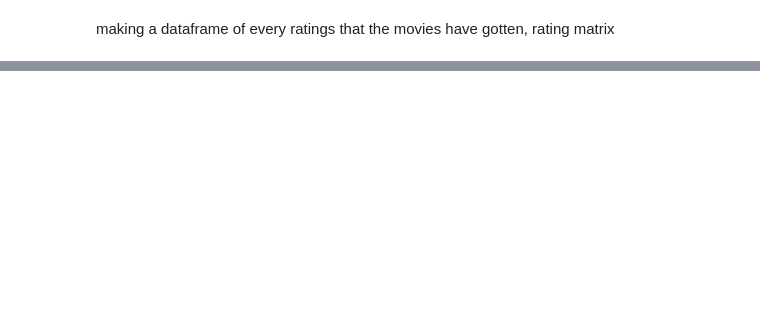
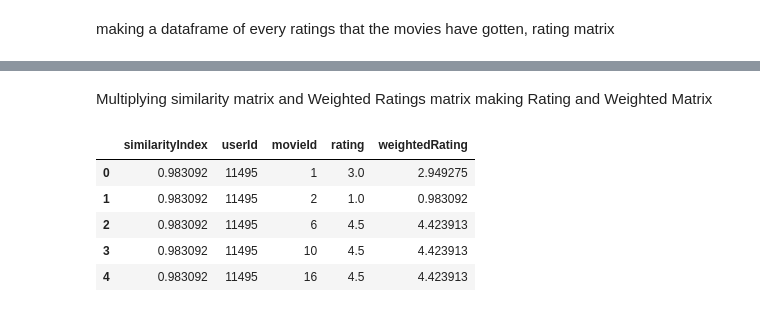
Before and after one commit to Rajputprashantsingh/EDA_Projects-, a Jupyter notebook: Movie_Recommendation/movie_recomm.ipynb, the cells around one changed output, grey strips where cells are left out. Cells and saved outputs as stored; diff of their text form; code cells hidden in the pictures; blank space fills up the shorter version.

```diff
--- a/Movie_Recommendation/movie_recomm.ipynb
+++ b/Movie_Recommendation/movie_recomm.ipynb
@@ -375,0 +421,2 @@ userSubset.head()
+# %%
+userSubsetGroup = userSubsetGroup[0:100]
@@ -375,0 +472,10 @@ userSubset.head()
+# %%
+#converting every key and value in pearson dict to a dataframe, every row for 1 key vertically
+pearsonDF = pd.DataFrame.from_dict(pearsonCorrelationDict, orient='index')
+#renaming the dataframe column
+pearsonDF.columns = ['similarityIndex']
+#creating new column named userId and having the values of index
+pearsonDF['userId'] = pearsonDF.index
+#making the index new and easy to work
+pearsonDF.index = range(len(pearsonDF))
+pearsonDF.head()
@@ -375,0 +491,3 @@ userSubset.head()
+# %%
+topUsers=pearsonDF.sort_values(by='similarityIndex', ascending=False)[0:50]
+topUsers.head()
@@ -375,0 +503,3 @@ userSubset.head()
+# %%
+topUsersRating=topUsers.merge(ratings, left_on='userId', right_on='userId', how='inner')
+topUsersRating.head()
@@ -375,0 +513,13 @@ userSubset.head()
+# %% [markdown]
+Multiplying similarity matrix and Weighted Ratings matrix making Rating and Weighted Matrix
+# %%
+#Multiplies the similarity by the user's ratings
+topUsersRating['weightedRating'] = topUsersRating['similarityIndex']*topUsersRating['rating']
+topUsersRating.head()
+# %% [output]
+|  | similarityIndex | userId | movieId | rating | weightedRating |
+| 0 | 0.983092 | 11495 | 1 | 3.0 | 2.949275 |
+| 1 | 0.983092 | 11495 | 2 | 1.0 | 0.983092 |
+| 2 | 0.983092 | 11495 | 6 | 4.5 | 4.423913 |
+| 3 | 0.983092 | 11495 | 10 | 4.5 | 4.423913 |
+| 4 | 0.983092 | 11495 | 16 | 4.5 | 4.423913 |
```
Also changed, not shown: parts of 24 cells of this notebook.
